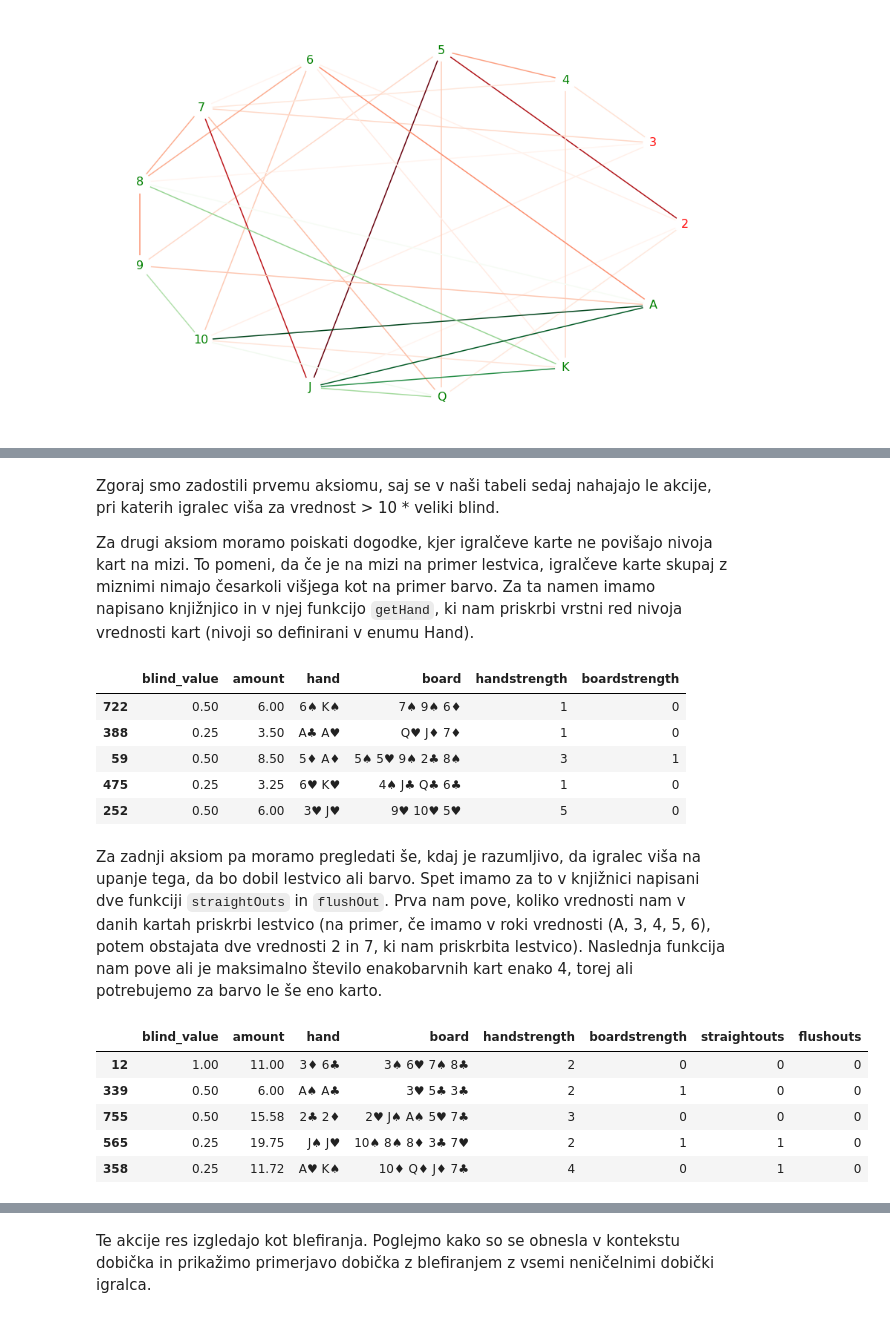
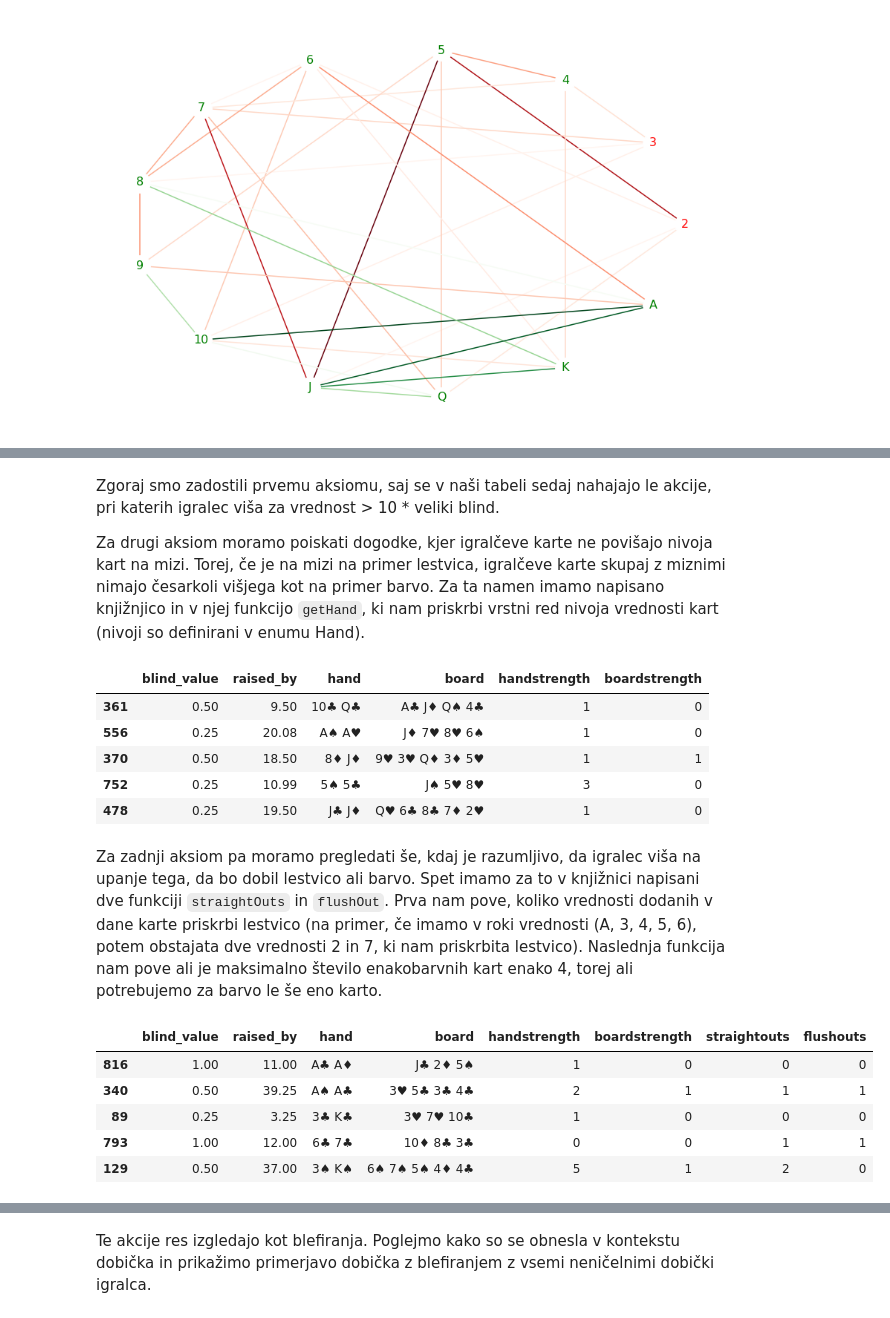
Before and after one commit to kuco23/PokerPlayerPatterns, a Jupyter notebook: notebook_sl.ipynb, the cells around one changed output, grey strips where cells are left out. Saved outputs shown, nothing was run; the diff lists cells and outputs as text; code cells hidden in the pictures.

```diff
--- a/notebook_sl.ipynb
+++ b/notebook_sl.ipynb
@@ -284,7 +286,7 @@ bluff_data = action_blinds[
 # %% [markdown]
 Zgoraj smo zadostili prvemu aksiomu, saj se v naši tabeli sedaj nahajajo le akcije, pri katerih igralec viša za vrednost > 10 * veliki blind.
 
-Za drugi aksiom moramo poiskati dogodke, kjer igralčeve karte ne povišajo nivoja kart na mizi. To pomeni, da če je na mizi na primer lestvica, igralčeve karte skupaj z miznimi nimajo česarkoli višjega kot na primer barvo. Za ta namen imamo napisano knjižnjico in v njej funkcijo `getHand`, ki nam priskrbi vrstni red nivoja vrednosti kart (nivoji so definirani v enumu Hand).
+Za drugi aksiom moramo poiskati dogodke, kjer igralčeve karte ne povišajo nivoja kart na mizi. Torej, če je na mizi na primer lestvica, igralčeve karte skupaj z miznimi nimajo česarkoli višjega kot na primer barvo. Za ta namen imamo napisano knjižnjico in v njej funkcijo `getHand`, ki nam priskrbi vrstni red nivoja vrednosti kart (nivoji so definirani v enumu Hand).
 # %%
 full_board = bluff_data.hand + ' ' + bluff_data.board
 
@@ -293,35 +295,35 @@ strengths = bluff_data.assign(
     boardstrength = list(map(getHand, bluff_data.board)),
 )
 strengths[[
-    'blind_value', 'amount', 'hand',
+    'blind_value', 'raised_by', 'hand',
     'board', 'handstrength', 'boardstrength'
 ]].sample(5)
 # %% [output]
-|  | blind_value | amount | hand | board | handstrength | boardstrength |
-| 722 | 0.50 | 6.00 | 6♠ K♠ | 7♠ 9♠ 6♦ | 1 | 0 |
-| 388 | 0.25 | 3.50 | A♣ A♥ | Q♥ J♦ 7♦ | 1 | 0 |
-| 59 | 0.50 | 8.50 | 5♦ A♦ | 5♠ 5♥ 9♠ 2♣ 8♠ | 3 | 1 |
-| 475 | 0.25 | 3.25 | 6♥ K♥ | 4♠ J♣ Q♣ 6♣ | 1 | 0 |
-| 252 | 0.50 | 6.00 | 3♥ J♥ | 9♥ 10♥ 5♥ | 5 | 0 |
+|  | blind_value | raised_by | hand | board | handstrength | boardstrength |
+| 361 | 0.50 | 9.50 | 10♣ Q♣ | A♣ J♦ Q♠ 4♣ | 1 | 0 |
+| 556 | 0.25 | 20.08 | A♠ A♥ | J♦ 7♥ 8♥ 6♠ | 1 | 0 |
+| 370 | 0.50 | 18.50 | 8♦ J♦ | 9♥ 3♥ Q♦ 3♦ 5♥ | 1 | 1 |
+| 752 | 0.25 | 10.99 | 5♠ 5♣ | J♠ 5♥ 8♥ | 3 | 0 |
+| 478 | 0.25 | 19.50 | J♣ J♦ | Q♥ 6♣ 8♣ 7♦ 2♥ | 1 | 0 |
 # %% [markdown]
-Za zadnji aksiom pa moramo pregledati še, kdaj je razumljivo, da igralec viša na upanje tega, da bo dobil lestvico ali barvo. Spet imamo za to v knjižnici napisani dve funkciji `straightOuts` in `flushOut`. Prva nam pove, koliko vrednosti nam v danih kartah priskrbi lestvico (na primer, če imamo v roki vrednosti (A, 3, 4, 5, 6), potem obstajata dve vrednosti 2 in 7, ki nam priskrbita lestvico). Naslednja funkcija nam pove ali je maksimalno število enakobarvnih kart enako 4, torej ali potrebujemo za barvo le še eno karto.
+Za zadnji aksiom pa moramo pregledati še, kdaj je razumljivo, da igralec viša na upanje tega, da bo dobil lestvico ali barvo. Spet imamo za to v knjižnici napisani dve funkciji `straightOuts` in `flushOut`. Prva nam pove, koliko vrednosti dodanih v dane karte priskrbi lestvico (na primer, če imamo v roki vrednosti (A, 3, 4, 5, 6), potem obstajata dve vrednosti 2 in 7, ki nam priskrbita lestvico). Naslednja funkcija nam pove ali je maksimalno število enakobarvnih kart enako 4, torej ali potrebujemo za barvo le še eno karto.
 # %%
 strengths = strengths.assign(
     straightouts = list(map(straightOuts, full_board)),
     flushouts = list(map(flushOut, full_board))
 )
 strengths[[
-    'blind_value', 'amount', 'hand',
+    'blind_value', 'raised_by', 'hand',
     'board', 'handstrength', 'boardstrength',
     'straightouts', 'flushouts'
 ]].sample(5)
 # %% [output]
-|  | blind_value | amount | hand | board | handstrength | boardstrength | straightouts | flushouts |
-| 12 | 1.00 | 11.00 | 3♦ 6♣ | 3♠ 6♥ 7♠ 8♣ | 2 | 0 | 0 | 0 |
-| 339 | 0.50 | 6.00 | A♠ A♣ | 3♥ 5♣ 3♣ | 2 | 1 | 0 | 0 |
-| 755 | 0.50 | 15.58 | 2♣ 2♦ | 2♥ J♠ A♠ 5♥ 7♣ | 3 | 0 | 0 | 0 |
-| 565 | 0.25 | 19.75 | J♠ J♥ | 10♠ 8♠ 8♦ 3♣ 7♥ | 2 | 1 | 1 | 0 |
-| 358 | 0.25 | 11.72 | A♥ K♠ | 10♦ Q♦ J♦ 7♣ | 4 | 0 | 1 | 0 |
+|  | blind_value | raised_by | hand | board | handstrength | boardstrength | straightouts | flushouts |
+| 816 | 1.00 | 11.00 | A♣ A♦ | J♣ 2♦ 5♠ | 1 | 0 | 0 | 0 |
+| 340 | 0.50 | 39.25 | A♠ A♣ | 3♥ 5♣ 3♣ 4♣ | 2 | 1 | 1 | 1 |
+| 89 | 0.25 | 3.25 | 3♣ K♣ | 3♥ 7♥ 10♣ | 1 | 0 | 0 | 0 |
+| 793 | 1.00 | 12.00 | 6♣ 7♣ | 10♦ 8♣ 3♣ | 0 | 0 | 1 | 1 |
+| 129 | 0.50 | 37.00 | 3♠ K♠ | 6♠ 7♠ 5♠ 4♦ 4♣ | 5 | 1 | 2 | 0 |
 # %% [markdown]
 Za igralca bomo rekli, da pričakuje lestvico, če:
 - sta do konca igre neprikazani še dve karti in igralcu manjka ena karta do lestvice ali barve,
```
Also changed, not shown: parts of 11 cells of this notebook, 2 other files.
